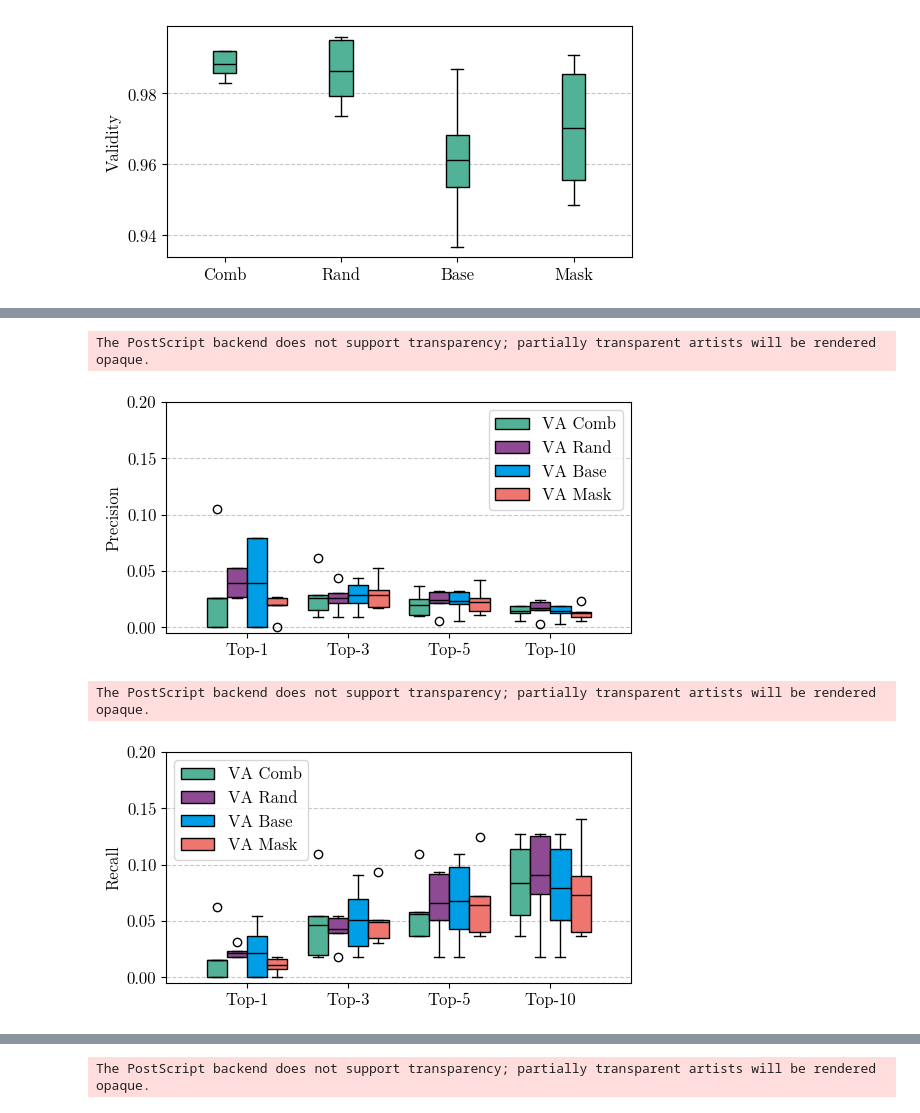
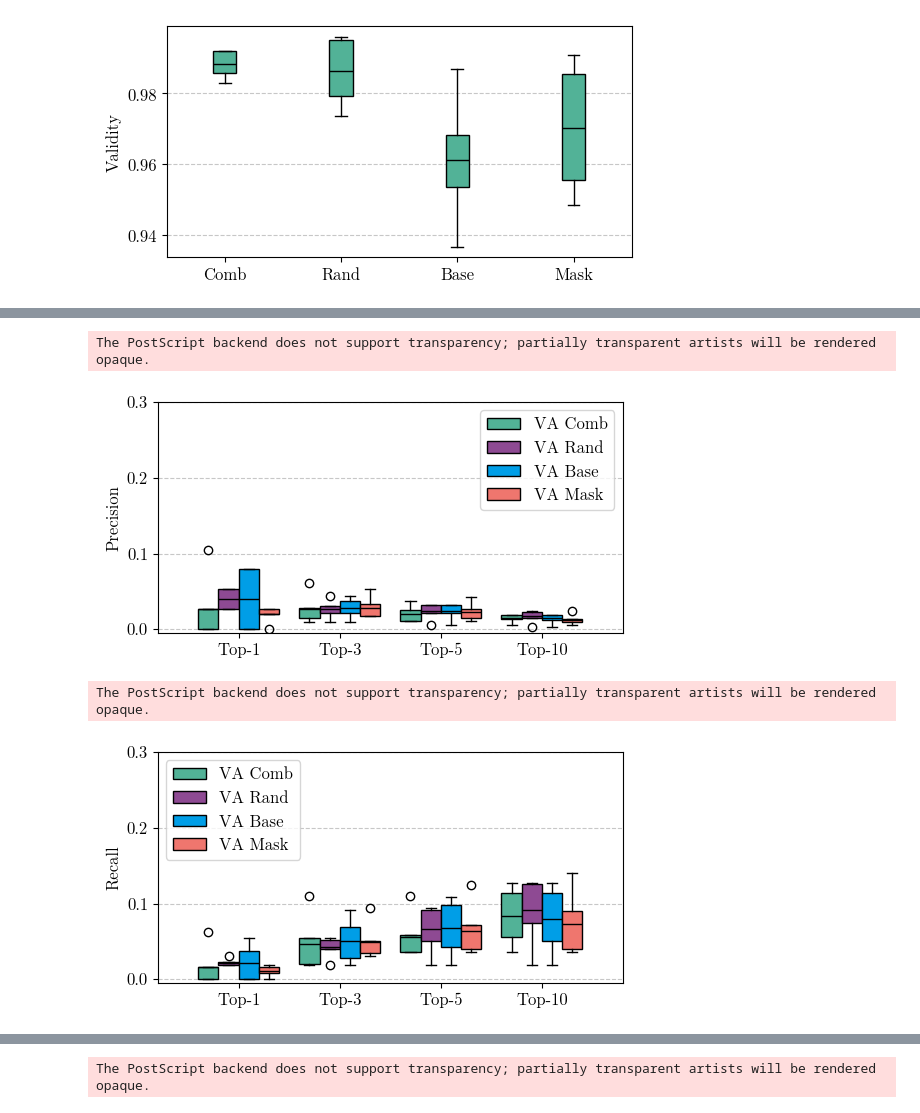
Before and after one commit to tsofiac/LAGOM, a Jupyter notebook: data_analysis/boxplot.ipynb, the cells around one changed output, grey strips where cells are left out. Drawn from its saved outputs; the diff is of its cells as text; code cells hidden in the pictures.

Commit message:
new plots

```diff
--- a/data_analysis/boxplot.ipynb
+++ b/data_analysis/boxplot.ipynb
@@ -255,37 +253,37 @@ The PostScript backend does not support transparency; partially transparent arti
 # %%
 # VA variants
 bs = 4
 
 recall_comb, precision_comb, score_one_comb, score_all_comb = score_result('../evaluation/alohomora/result_VA_comb.csv', bs, False)
 recall_rand, precision_rand, score_one_rand, score_all_rand = score_result('../evaluation/alohomora/result_VA_rand.csv', bs, False)
 recall_base, precision_base, score_one_base, score_all_base = score_result('../evaluation/alohomora/result_VA_base.csv', bs, False)
 recall_mask, precision_mask, score_one_mask, score_all_mask = score_result('../evaluation/alohomora/result_VA_mask.csv', bs, False)
 
 precision = [precision_comb[0:4], precision_rand[0:4], precision_base[0:4], precision_mask[0:4]]
 recall = [recall_comb[0:4], recall_rand[0:4], recall_base[0:4], recall_mask[0:4]]
 score_one = [score_one_comb[0:4], score_one_rand[0:4], score_one_base[0:4], score_one_mask[0:4]]
 score_all = [score_all_comb[0:4], score_all_rand[0:4], score_all_base[0:4], score_all_mask[0:4]]
 
 xlabel = None
 xticks = ['Top-1', 'Top-3', 'Top-5', 'Top-10']
 labels = ['VA Comb', 'VA Rand', 'VA Base', 'VA Mask']
 
 ylabel = 'Precision'
-multi_boxplot(precision, xlabel, ylabel, xticks, labels, 'upper right', 'VA_precision', 0.2)
+multi_boxplot(precision, xlabel, ylabel, xticks, labels, 'upper right', 'VA_precision', 0.3)
 
 ylabel = 'Recall'
-multi_boxplot(recall, xlabel, ylabel, xticks, labels, 'upper left', 'VA_recall', 0.2)
+multi_boxplot(recall, xlabel, ylabel, xticks, labels, 'upper left', 'VA_recall', 0.3)
 
 # ylabel = 'At Least One Metabolite'
 # multi_boxplot(score_one, xlabel, ylabel, xticks, labels, 'upper left', 'at_least_VA', 0.3)
 
 # ylabel = 'All Metabolites'
 # multi_boxplot(score_all, xlabel, ylabel, xticks, labels, 'upper left', 'all_VA', 0.3)
 # %% [output]
 The PostScript backend does not support transparency; partially transparent artists will be rendered opaque.
-[figure, old version]
+[figure, new version]
 The PostScript backend does not support transparency; partially transparent artists will be rendered opaque.
-[figure, old version]
+[figure, new version]
 # %%
 # After pre-training
 bs = 4
```
Also changed, not shown: parts of 11 cells of this notebook, 34 other files.
